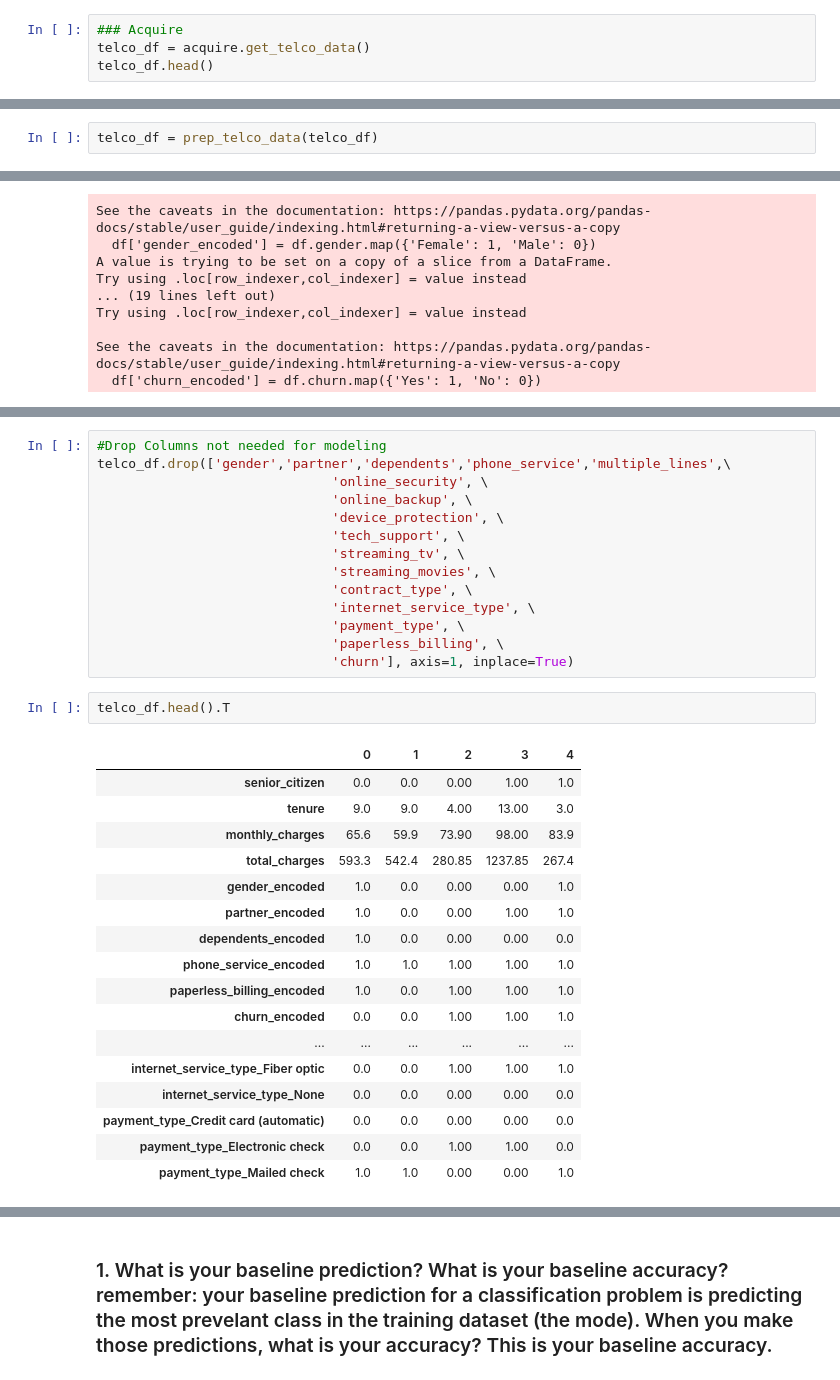
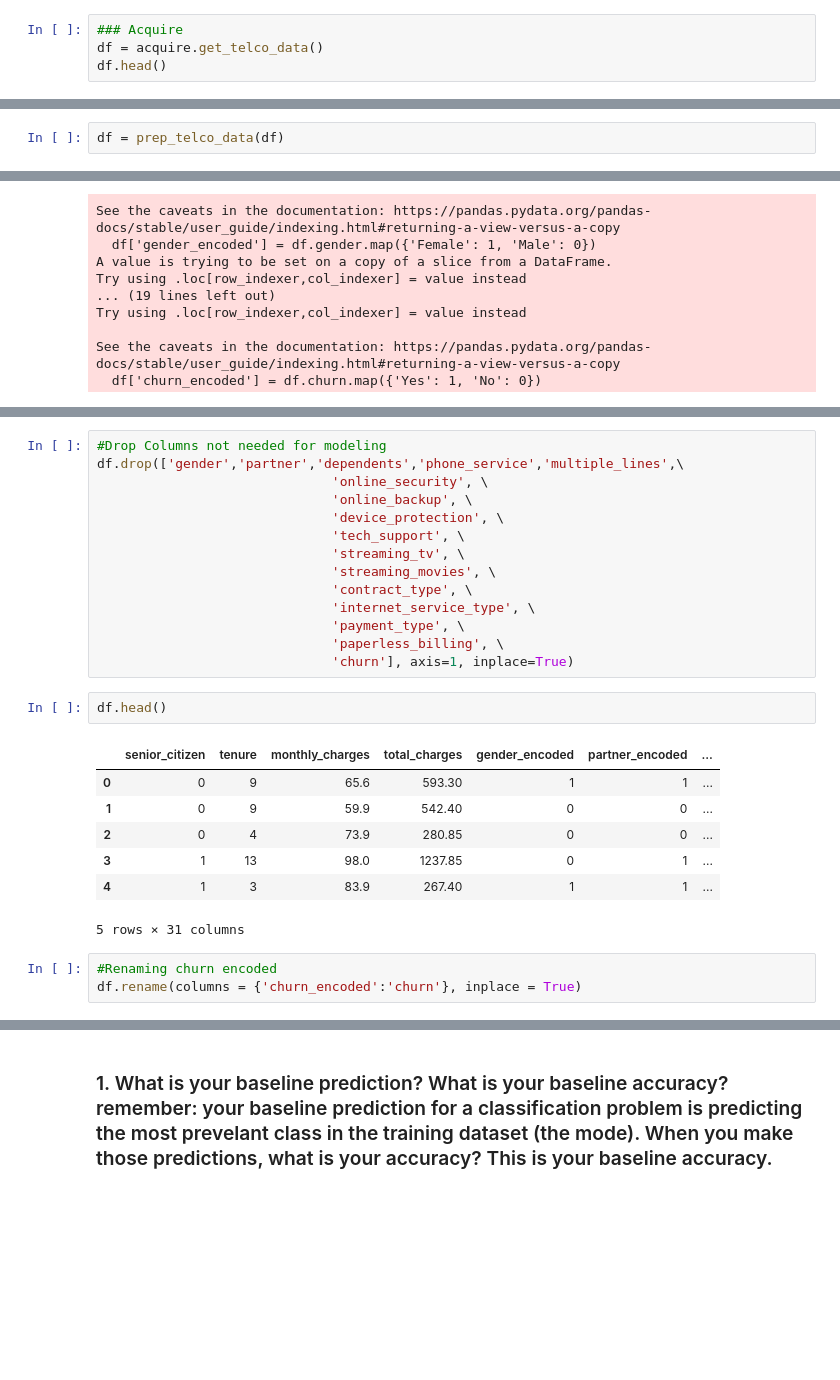
Before and after one commit to cristinalucin/classification-exercises, a Jupyter notebook: model.ipynb, the cells around one changed output, grey strips where cells are left out. Cells and saved outputs as stored; diff of their text form; blank space fills up the shorter version.

```diff
--- a/model.ipynb
+++ b/model.ipynb
@@ -378,8 +185,8 @@ Accuracy of Decision Tree classifier on validate set: 0.77
 ## TELCO DATA SET
 # %%
 ### Acquire
-telco_df = acquire.get_telco_data()
-telco_df.head()
+df = acquire.get_telco_data()
+df.head()
 # %% [output]
 |  | payment_type_id | internet_service_type_id | contract_type_id | customer_id | gender | senior_citizen | ... |
 | 0 | 2 | 1 | 2 | 0002-ORFBO | Female | 0 | ... |
@@ -427,7 +234,7 @@ def prep_telco_data(df):
 
     return df
 # %%
-telco_df = prep_telco_data(telco_df)
+df = prep_telco_data(df)
 # %% [output]
 A value is trying to be set on a copy of a slice from a DataFrame.
 Try using .loc[row_indexer,col_indexer] = value instead
@@ -459,6 +256,6 @@ telco_df.head()
 # %%
 #Drop Columns not needed for modeling
-telco_df.drop(['gender','partner','dependents','phone_service','multiple_lines',\
+df.drop(['gender','partner','dependents','phone_service','multiple_lines',\
                               'online_security', \
                               'online_backup', \
                               'device_protection', \
@@ -471,22 +268,15 @@ telco_df.drop(['gender','partner','dependents','phone_service','multiple_lines',
                               'paperless_billing', \
                               'churn'], axis=1, inplace=True)
 # %%
-telco_df.head().T
+df.head()
 # %% [output]
-|  | 0 | 1 | 2 | 3 | 4 |
-| senior_citizen | 0.0 | 0.0 | 0.00 | 1.00 | 1.0 |
-| tenure | 9.0 | 9.0 | 4.00 | 13.00 | 3.0 |
-| monthly_charges | 65.6 | 59.9 | 73.90 | 98.00 | 83.9 |
-| total_charges | 593.3 | 542.4 | 280.85 | 1237.85 | 267.4 |
-| gender_encoded | 1.0 | 0.0 | 0.00 | 0.00 | 1.0 |
-| partner_encoded | 1.0 | 0.0 | 0.00 | 1.00 | 1.0 |
-| dependents_encoded | 1.0 | 0.0 | 0.00 | 0.00 | 0.0 |
-| phone_service_encoded | 1.0 | 1.0 | 1.00 | 1.00 | 1.0 |
-| paperless_billing_encoded | 1.0 | 0.0 | 1.00 | 1.00 | 1.0 |
-| churn_encoded | 0.0 | 0.0 | 1.00 | 1.00 | 1.0 |
-| ... | ... | ... | ... | ... | ... |
-| internet_service_type_Fiber optic | 0.0 | 0.0 | 1.00 | 1.00 | 1.0 |
-| internet_service_type_None | 0.0 | 0.0 | 0.00 | 0.00 | 0.0 |
-| payment_type_Credit card (automatic) | 0.0 | 0.0 | 0.00 | 0.00 | 0.0 |
-| payment_type_Electronic check | 0.0 | 0.0 | 1.00 | 1.00 | 0.0 |
-| payment_type_Mailed check | 1.0 | 1.0 | 0.00 | 0.00 | 1.0 |
+|  | senior_citizen | tenure | monthly_charges | total_charges | gender_encoded | partner_encoded | ... |
+| 0 | 0 | 9 | 65.6 | 593.30 | 1 | 1 | ... |
+| 1 | 0 | 9 | 59.9 | 542.40 | 0 | 0 | ... |
+| 2 | 0 | 4 | 73.9 | 280.85 | 0 | 0 | ... |
+| 3 | 1 | 13 | 98.0 | 1237.85 | 0 | 1 | ... |
+| 4 | 1 | 3 | 83.9 | 267.40 | 1 | 1 | ... |
+5 rows × 31 columns
+# %%
+#Renaming churn encoded
+df.rename(columns = {'churn_encoded':'churn'}, inplace = True)
```
Also changed, not shown: parts of 34 cells of this notebook.
